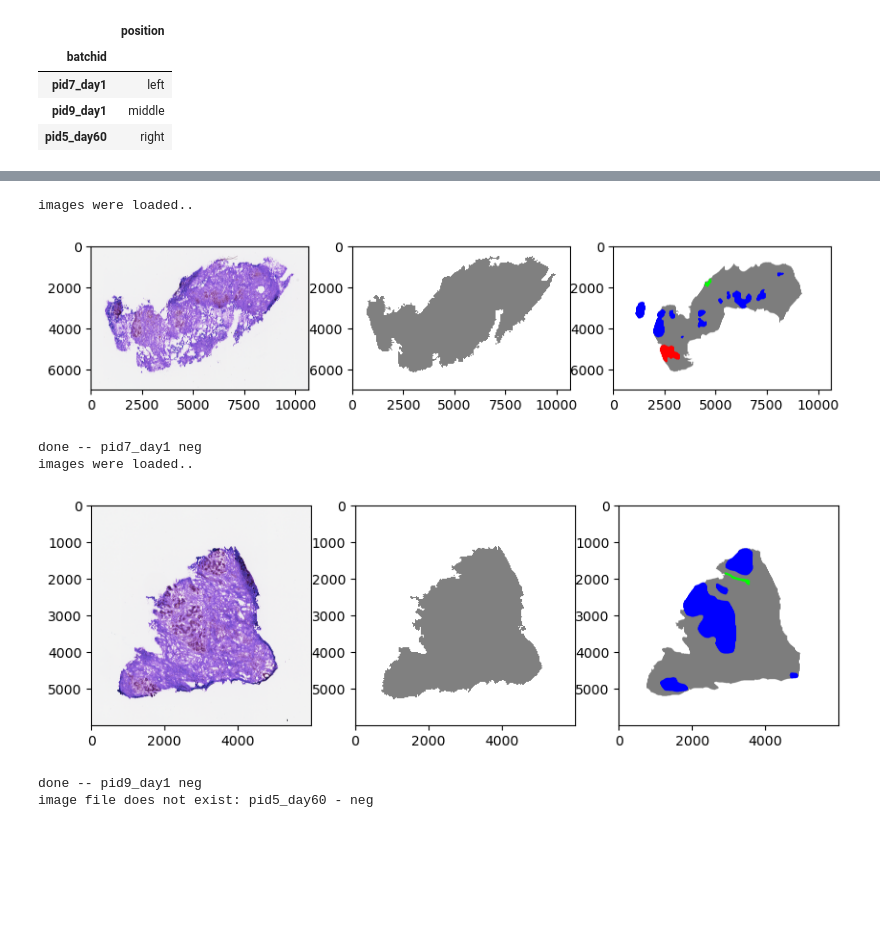
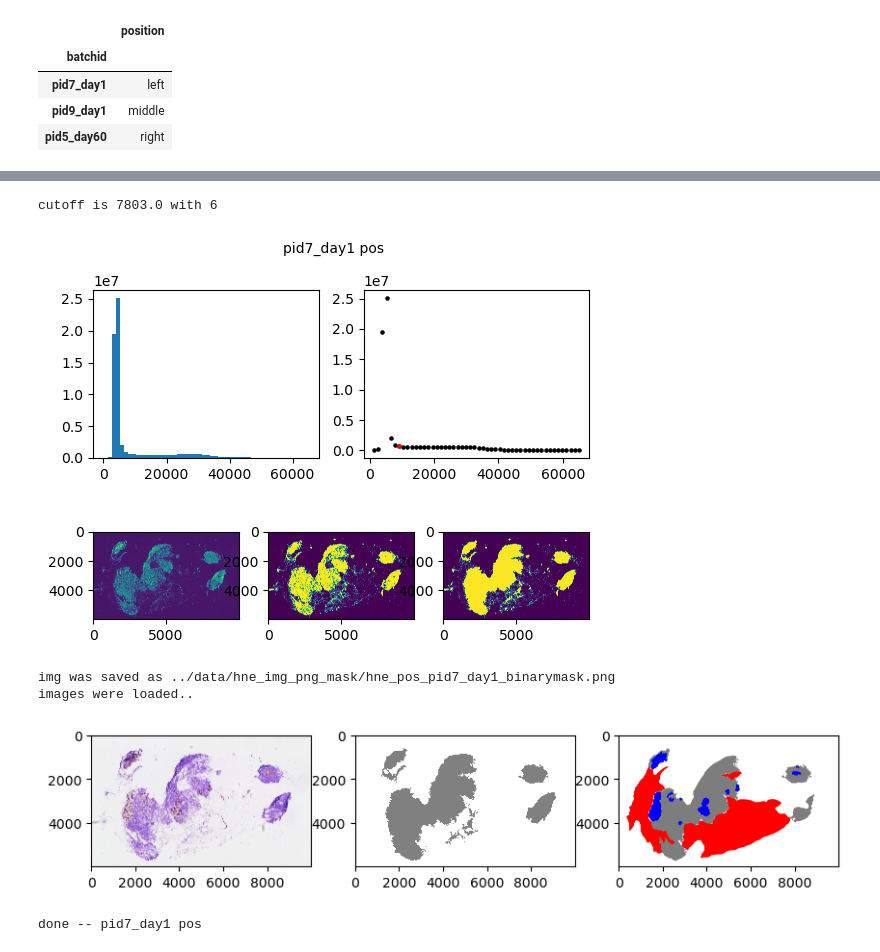
Before and after one commit to KnottLab/RANKL, a Jupyter notebook: scripts/02_spmetabo_he_alignment.ipynb, the cells around one changed output, grey strips where cells are left out. Drawn from its saved outputs; the diff is of its cells as text; code cells hidden in the pictures; blank space fills up the shorter version.

```diff
--- a/scripts/02_spmetabo_he_alignment.ipynb
+++ b/scripts/02_spmetabo_he_alignment.ipynb
@@ -302,0 +370,3 @@ Optimizer stop condition: RegularStepGradientDescentOptimizerv4: Step too small
+# %%
+# read binary masks for H&E image-based annotation generaged by QuPath
+fnlist_mask = glob('../data/masks/*png')
@@ -302,0 +390,8 @@ Optimizer stop condition: RegularStepGradientDescentOptimizerv4: Step too small
+# %%
+# buffer space to assign mask to correct tissue.
+d_extra = 1000
+
+# file names of masks for a given slide id
+fnlist_mask_sub = [a for a in fnlist_mask if str(sid) in a]
+
+plotit=True
@@ -303,10 +540,12 @@ Optimizer stop condition: RegularStepGradientDescentOptimizerv4: Step too small
 # %%
 def qumask2png(batch, charge, verbose=True):
-    if os.path.isfile('hne_img_png/hne_{}_{}.png'.format(charge, batch)):
-        img_crop = cv2.imread('hne_img_png/hne_{}_{}.png'.format(charge, batch))
+    """ combine binary masks for a given tissue, then save as png """
 
-        img_annot = np.load('hne_img_png_annot/hne_{}_{}.npy'.format(charge, batch))
-        img_bi = cv2.imread('hne_img_png_mask/hne_{}_{}_binarymask.png'.format(charge, batch))
+    if os.path.isfile('../data/hne_img_png/hne_{}_{}.png'.format(charge, batch)):
+        img_crop = cv2.imread('../data/hne_img_png/hne_{}_{}.png'.format(charge, batch))
+
+        img_annot = np.load('../data/hne_img_png_annot/hne_{}_{}.npy'.format(charge, batch))
+        img_bi = cv2.imread('../data/hne_img_png_mask/hne_{}_{}_binarymask.png'.format(charge, batch))
 
         if verbose:
             print('images were loaded..')
@@ -319,7 +558,7 @@ def qumask2png(batch, charge, verbose=True):
 
         # remove small clusters from binary mask (default: less than 50000 pixels)
         cutoff_px = 50000
-        labeled_array, num_features = ndimage.label(img_bi)
+        labeled_array, num_features = label(img_bi)
         uniq, cts = np.unique(labeled_array, return_counts=True)
         img_bi[np.isin(labeled_array, uniq[cts <  cutoff_px])] = 0
         img_bi[np.isin(labeled_array, uniq[cts >=  cutoff_px][1:])] = 10
@@ -329,15 +568,15 @@ def qumask2png(batch, charge, verbose=True):
 
         scale = range(0, 5)
 
-        cmap=matplotlib.colors.ListedColormap(colors[:5])
-        # norm=matplotlib.colors.BoundaryNorm(scale, 5)
+        cmap=mpl.colors.ListedColormap(colors[:5])
+
 
         if verbose:
             plt.rcParams["figure.figsize"] = (10,5)
             plt.subplot(1,3,1)
             plt.imshow(img_crop)
             plt.subplot(1,3,2)
-            plt.imshow(img_bi, cmap=matplotlib.colors.ListedColormap(colors[:2]))
+            plt.imshow(img_bi, cmap=mpl.colors.ListedColormap(colors[:2]))
         k = 3
         for j in [0,1,2,3,4]:
             if (j == 3) or (j == 4):
@@ -349,7 +588,7 @@ def qumask2png(batch, charge, verbose=True):
                     k = k+1
 
         # remove small clusters again
-        labeled_array, num_features = ndimage.label(img_bi)
+        labeled_array, num_features = label(img_bi)
         uniq, cts = np.unique(labeled_array, return_counts=True)
         img_bi[np.isin(labeled_array, uniq[cts <  cutoff_px])] = 0
 
@@ -373,15 +612,15 @@ def qumask2png(batch, charge, verbose=True):
 
 
         # read image used for image registration, and resize the annotated image based on that
-        if os.path.isfile('spmeta_hne_img/hne_{}_{}.png'.format(charge, batch)):
-            tmpimg = cv2.imread('spmeta_hne_img/hne_{}_{}.png'.format(charge, batch))
+        if os.path.isfile('../data/spmeta_hne_img/hne_{}_{}.png'.format(charge, batch)):
+            tmpimg = cv2.imread('../data/spmeta_hne_img/hne_{}_{}.png'.format(charge, batch))
 
             img = imutils.resize(img, width=tmpimg.shape[1] ,height=tmpimg.shape[0], inter = cv2.INTER_NEAREST)
             # rotate image
             img = cv2.rotate(img, cv2.ROTATE_180)
 
         else:
-            tmpimg = cv2.imread('spmeta_hne_img/spmeta_{}_{}.png'.format(charge, batch))
+            tmpimg = cv2.imread('../data/spmeta_hne_img/spmeta_{}_{}.png'.format(charge, batch))
             tmpimg.shape
 
             # rotate image
@@ -396,8 +635,8 @@ def qumask2png(batch, charge, verbose=True):
                 img = imutils.resize(img, width=l_img, inter = cv2.INTER_NEAREST)
 
         # save resized annotated image
-        pathlib.Path('spmeta_hne_img_annot').mkdir(parents=True, exist_ok=True)
-        savenm = 'spmeta_hne_img_annot/spmeta_{}_{}_annot.png'.format(charge, batch)
+        Path('../data/spmeta_hne_img_annot').mkdir(parents=True, exist_ok=True)
+        savenm = '../data/spmeta_hne_img_annot/spmeta_{}_{}_annot.png'.format(charge, batch)
         mpl.image.imsave(savenm, img)
 
         print('done --', batch, charge)
@@ -405,14 +644,13 @@ def qumask2png(batch, charge, verbose=True):
     else:
         print('image file does not exist: {} - {}'.format(batch, charge))
 # %%
-
-for i, row in df_pos_all.query('sid == 38827').iterrows():
+for i, row in df_sample_pos.query('sid == @sid').iterrows():
+    bimask_close(batch, charge, iter=1, saveit=True, verbose=True)
     qumask2png(i, row.ions, verbose=True)
 # %% [output]
-images were loaded..
+cutoff is 7803.0 with 6
-[figure, old version]
+[figure, new version]
-done -- pid7_day1 neg
+img was saved as ../data/hne_img_png_mask/hne_pos_pid7_day1_binarymask.png
 images were loaded..
-[figure, old version]
+[figure, new version]
-done -- pid9_day1 neg
-image file does not exist: pid5_day60 - neg
+done -- pid7_day1 pos
```
Also changed, not shown: parts of 24 cells of this notebook.
